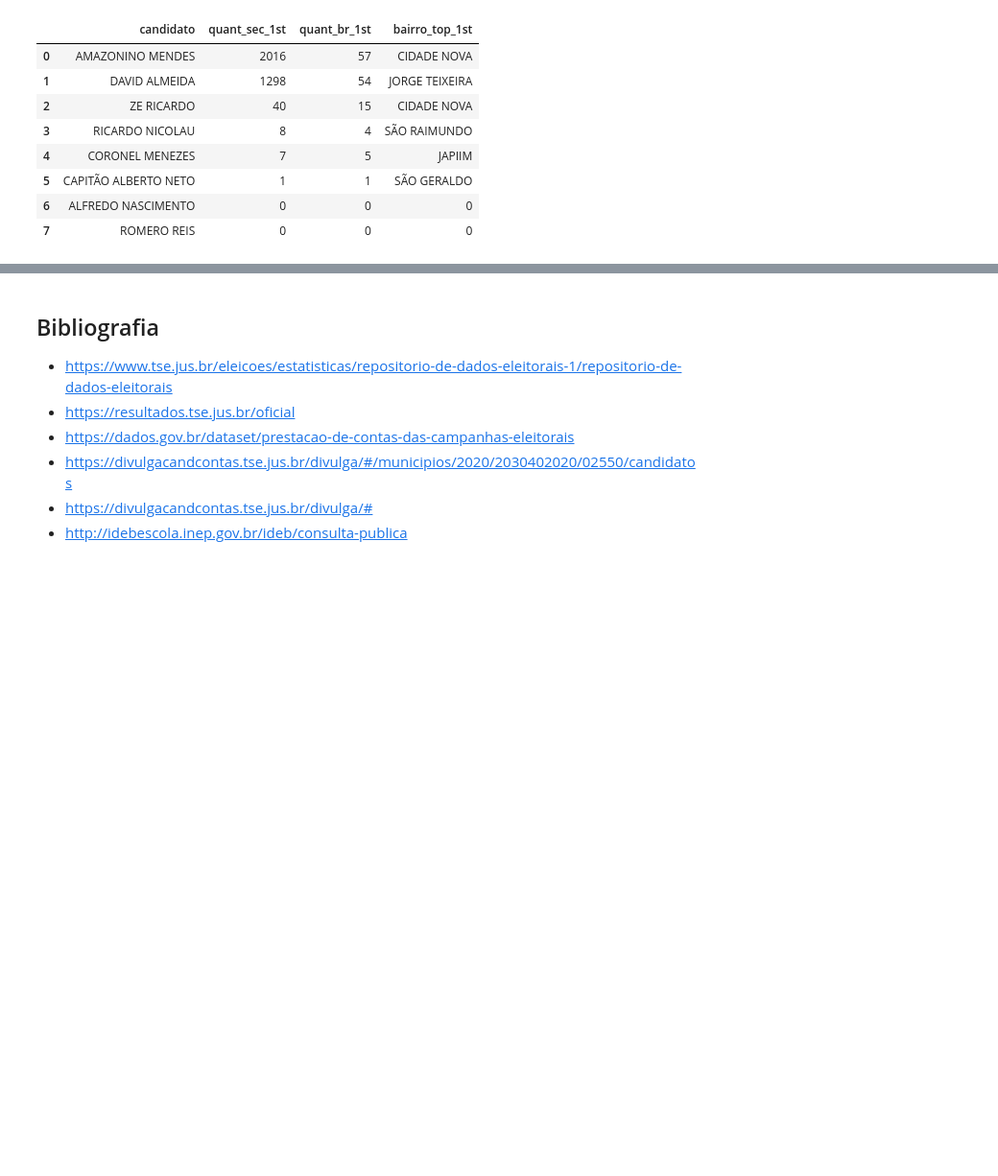
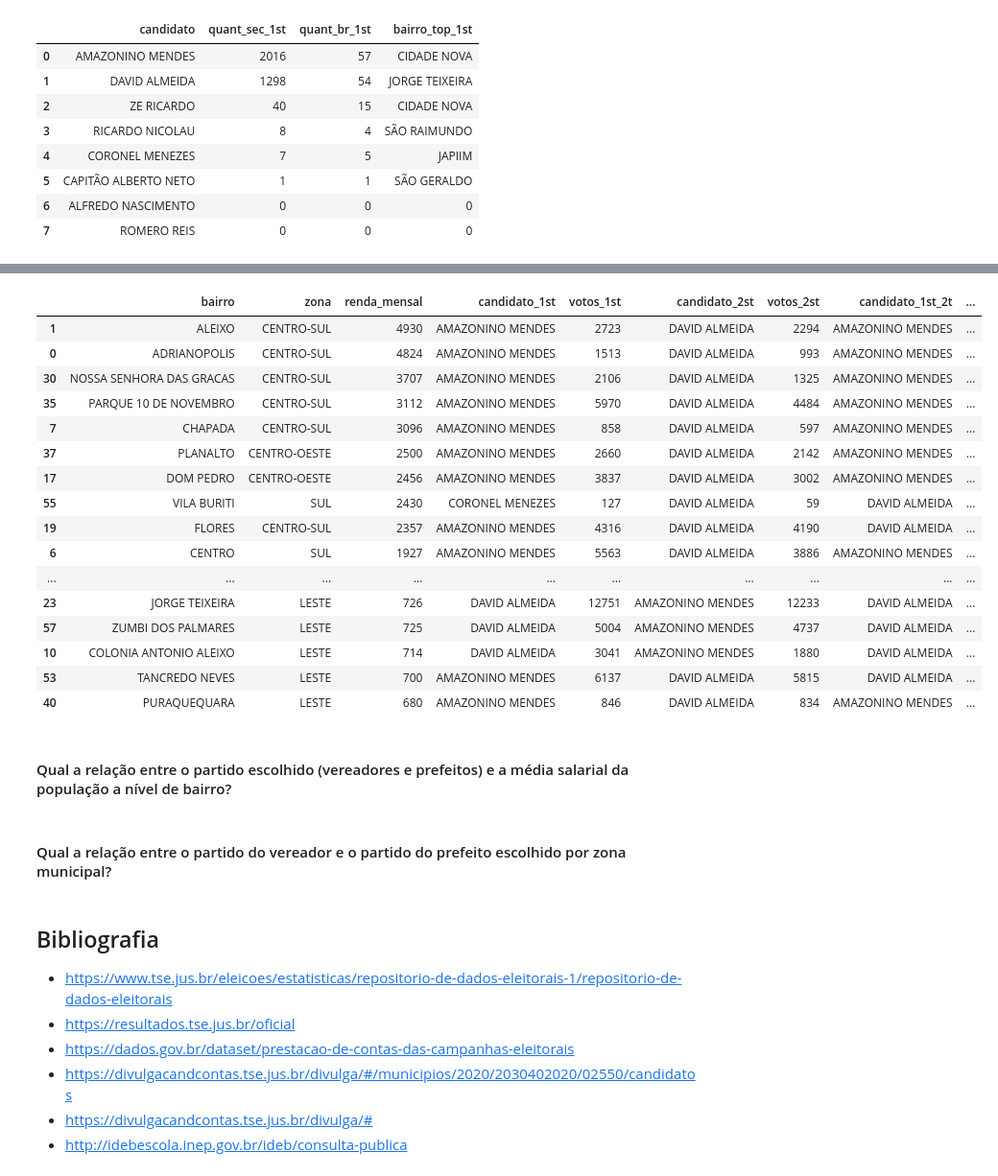
Before and after one commit to bmnds/uea-data-science-04-data-processing, a Jupyter notebook: trabalho-final/Notebook_Trabalho_Final.ipynb, the cells around one changed output, grey strips where cells are left out. Shown at 96% size. Drawn from its saved outputs; the diff is of its cells as text; code cells hidden in the pictures; blank space fills up the shorter version.

```diff
--- a/trabalho-final/Notebook_Trabalho_Final.ipynb
+++ b/trabalho-final/Notebook_Trabalho_Final.ipynb
@@ -361,3 +463,27 @@ df.drop(columns=['bairros_1st'])
+# %%
+df_bairros[['bairro', 'zona', 'renda_mensal', 'candidato_1st', 'votos_1st',	'candidato_2st', 	'votos_2st', 'candidato_1st_2t', 'votos_1st_2t',	'candidato_2st_2t', 	'votos_2st_2t']].sort_values('renda_mensal', ascending=False)
+# %% [output]
+|  | bairro | zona | renda_mensal | candidato_1st | votos_1st | candidato_2st | votos_2st | candidato_1st_2t | ... |
+| 1 | ALEIXO | CENTRO-SUL | 4930 | AMAZONINO MENDES | 2723 | DAVID ALMEIDA | 2294 | AMAZONINO MENDES | ... |
+| 0 | ADRIANOPOLIS | CENTRO-SUL | 4824 | AMAZONINO MENDES | 1513 | DAVID ALMEIDA | 993 | AMAZONINO MENDES | ... |
+| 30 | NOSSA SENHORA DAS GRACAS | CENTRO-SUL | 3707 | AMAZONINO MENDES | 2106 | DAVID ALMEIDA | 1325 | AMAZONINO MENDES | ... |
+| 35 | PARQUE 10 DE NOVEMBRO | CENTRO-SUL | 3112 | AMAZONINO MENDES | 5970 | DAVID ALMEIDA | 4484 | AMAZONINO MENDES | ... |
+| 7 | CHAPADA | CENTRO-SUL | 3096 | AMAZONINO MENDES | 858 | DAVID ALMEIDA | 597 | AMAZONINO MENDES | ... |
+| 37 | PLANALTO | CENTRO-OESTE | 2500 | AMAZONINO MENDES | 2660 | DAVID ALMEIDA | 2142 | AMAZONINO MENDES | ... |
+| 17 | DOM PEDRO | CENTRO-OESTE | 2456 | AMAZONINO MENDES | 3837 | DAVID ALMEIDA | 3002 | AMAZONINO MENDES | ... |
+| 55 | VILA BURITI | SUL | 2430 | CORONEL MENEZES | 127 | DAVID ALMEIDA | 59 | DAVID ALMEIDA | ... |
+| 19 | FLORES | CENTRO-SUL | 2357 | AMAZONINO MENDES | 4316 | DAVID ALMEIDA | 4190 | DAVID ALMEIDA | ... |
+| 6 | CENTRO | SUL | 1927 | AMAZONINO MENDES | 5563 | DAVID ALMEIDA | 3886 | AMAZONINO MENDES | ... |
+| ... | ... | ... | ... | ... | ... | ... | ... | ... | ... |
+| 23 | JORGE TEIXEIRA | LESTE | 726 | DAVID ALMEIDA | 12751 | AMAZONINO MENDES | 12233 | DAVID ALMEIDA | ... |
+| 57 | ZUMBI DOS PALMARES | LESTE | 725 | DAVID ALMEIDA | 5004 | AMAZONINO MENDES | 4737 | DAVID ALMEIDA | ... |
+| 10 | COLONIA ANTONIO ALEIXO | LESTE | 714 | DAVID ALMEIDA | 3041 | AMAZONINO MENDES | 1880 | DAVID ALMEIDA | ... |
+| 53 | TANCREDO NEVES | LESTE | 700 | AMAZONINO MENDES | 6137 | DAVID ALMEIDA | 5815 | DAVID ALMEIDA | ... |
+| 40 | PURAQUEQUARA | LESTE | 680 | AMAZONINO MENDES | 846 | DAVID ALMEIDA | 834 | AMAZONINO MENDES | ... |
+# %% [markdown]
+#### Qual a relação entre o partido escolhido (vereadores e prefeitos) e a média salarial da população a nível de bairro?
+# %% [markdown]
+#### Qual a relação entre o partido do vereador e o partido do prefeito escolhido por zona municipal?
 # %% [markdown]
 ## Bibliografia
 * https://www.tse.jus.br/eleicoes/estatisticas/repositorio-de-dados-eleitorais-1/repositorio-de-dados-eleitorais
```
Also changed, not shown: parts of 9 cells of this notebook, 1 other file.
